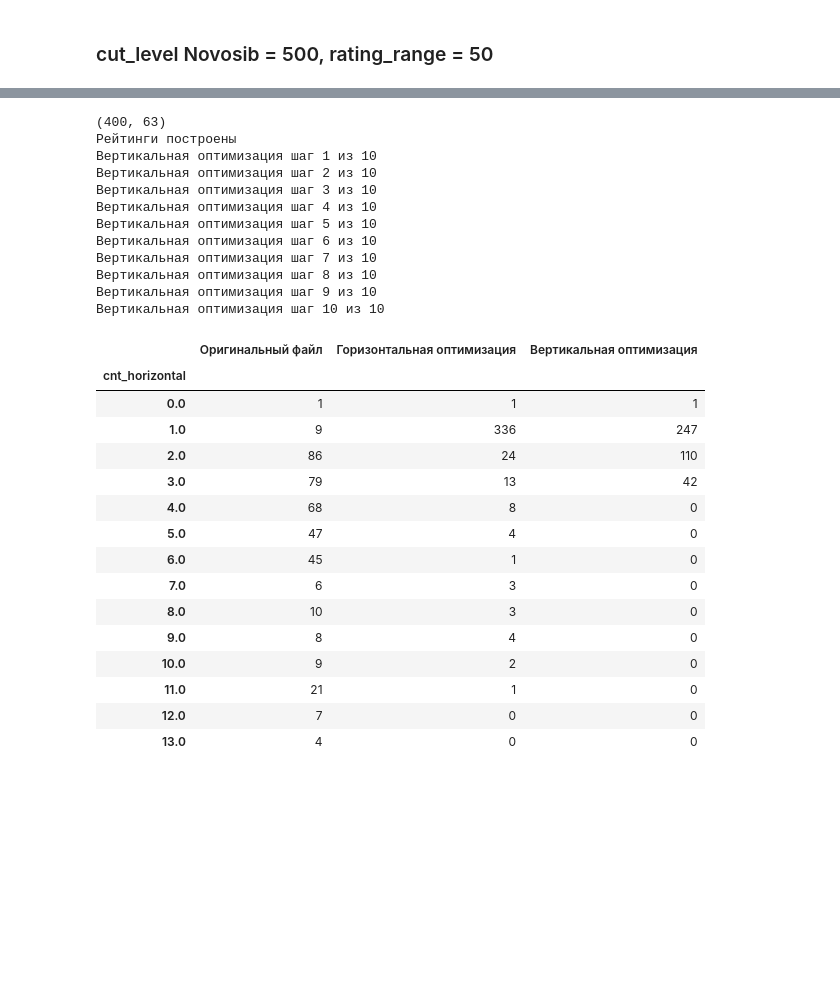
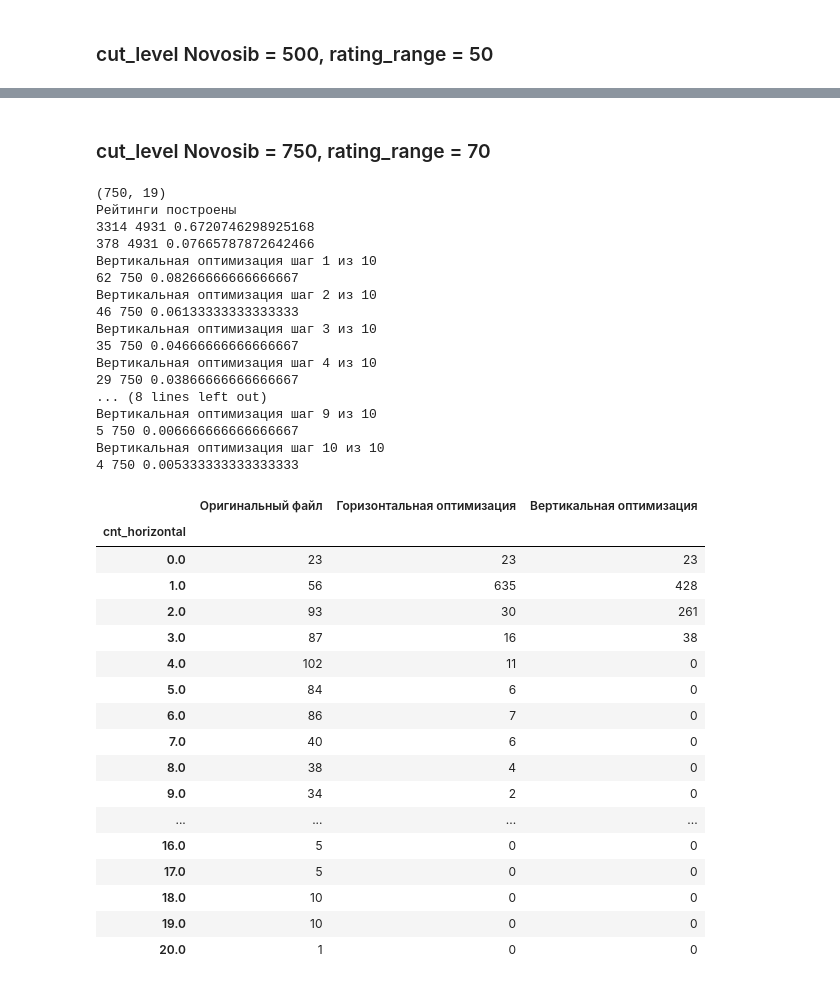
Before and after one commit to mamedovramil/Geoservice-data-analysis, a Jupyter notebook: 2gis.ipynb, the cells around one changed output, grey strips where cells are left out. Drawn from its saved outputs; the diff is of its cells as text; code cells hidden in the pictures; blank space fills up the shorter version.

```diff
--- a/2gis.ipynb
+++ b/2gis.ipynb
@@ -937,4 +1037,4 @@ novosib_svod = novosib_svod[['№', 'Рубрика', 'Пользователи
 # %%
 novosib_svod_itogo = pd.read_excel(r"C:\Users\Mamed\YandexDisk\_Documents\Проекты\2ГИС 2023\Backups\Таблица_2ГИС_Новосибирск_Рейтинги_230317_1245.xlsx")
 # %%
-novosib_svod_itogo = novosib_svod_itogo[novosib_svod_itogo['№'] != 'Итог'].fillna(0)
+novosib_svod_itogo = novosib_svod_itogo[novosib_svod_itogo['№'] != 'Итог'].fillna(0).iloc[:,:19]
@@ -1005,32 +1056,41 @@ novosib_filtered_optimized = optimize_df(novosib_svod_itogo, cut_level=420)
-# %%
-novosib_filtered_optimized = optimize_df(novosib_svod_itogo, cut_level=400)
-# %% [output]
-(400, 63)
-Рейтинги построены
-Вертикальная оптимизация шаг 1 из 10
-Вертикальная оптимизация шаг 2 из 10
-Вертикальная оптимизация шаг 3 из 10
-Вертикальная оптимизация шаг 4 из 10
-Вертикальная оптимизация шаг 5 из 10
-Вертикальная оптимизация шаг 6 из 10
-Вертикальная оптимизация шаг 7 из 10
-Вертикальная оптимизация шаг 8 из 10
-Вертикальная оптимизация шаг 9 из 10
-Вертикальная оптимизация шаг 10 из 10
-|  | Оригинальный файл | Горизонтальная оптимизация | Вертикальная оптимизация |
-| cnt_horizontal |  |  |  |
-| 0.0 | 1 | 1 | 1 |
-| 1.0 | 9 | 336 | 247 |
-| 2.0 | 86 | 24 | 110 |
-| 3.0 | 79 | 13 | 42 |
-| 4.0 | 68 | 8 | 0 |
-| 5.0 | 47 | 4 | 0 |
-| 6.0 | 45 | 1 | 0 |
-| 7.0 | 6 | 3 | 0 |
-| 8.0 | 10 | 3 | 0 |
-| 9.0 | 8 | 4 | 0 |
-| 10.0 | 9 | 2 | 0 |
-| 11.0 | 21 | 1 | 0 |
-| 12.0 | 7 | 0 | 0 |
-| 13.0 | 4 | 0 | 0 |
+# %% [markdown]
+### cut_level Novosib = 750, rating_range = 70
+# %%
+novosib_optimized = optimize_df(novosib_svod_itogo, index=70, cut_level=750)
+# %% [output]
+(750, 19)
+Рейтинги построены
+3314 4931 0.6720746298925168
+378 4931 0.07665787872642466
+Вертикальная оптимизация шаг 1 из 10
+62 750 0.08266666666666667
+Вертикальная оптимизация шаг 2 из 10
+46 750 0.06133333333333333
+Вертикальная оптимизация шаг 3 из 10
+35 750 0.04666666666666667
+Вертикальная оптимизация шаг 4 из 10
+29 750 0.03866666666666667
+... (8 lines left out)
+Вертикальная оптимизация шаг 9 из 10
+5 750 0.006666666666666667
+Вертикальная оптимизация шаг 10 из 10
+4 750 0.005333333333333333
+|  | Оригинальный файл | Горизонтальная оптимизация | Вертикальная оптимизация |
+| cnt_horizontal |  |  |  |
+| 0.0 | 23 | 23 | 23 |
+| 1.0 | 56 | 635 | 428 |
+| 2.0 | 93 | 30 | 261 |
+| 3.0 | 87 | 16 | 38 |
+| 4.0 | 102 | 11 | 0 |
+| 5.0 | 84 | 6 | 0 |
+| 6.0 | 86 | 7 | 0 |
+| 7.0 | 40 | 6 | 0 |
+| 8.0 | 38 | 4 | 0 |
+| 9.0 | 34 | 2 | 0 |
+| ... | ... | ... | ... |
+| 16.0 | 5 | 0 | 0 |
+| 17.0 | 5 | 0 | 0 |
+| 18.0 | 10 | 0 | 0 |
+| 19.0 | 10 | 0 | 0 |
+| 20.0 | 1 | 0 | 0 |
 # %%
```
Also changed, not shown: parts of 16 cells of this notebook.
